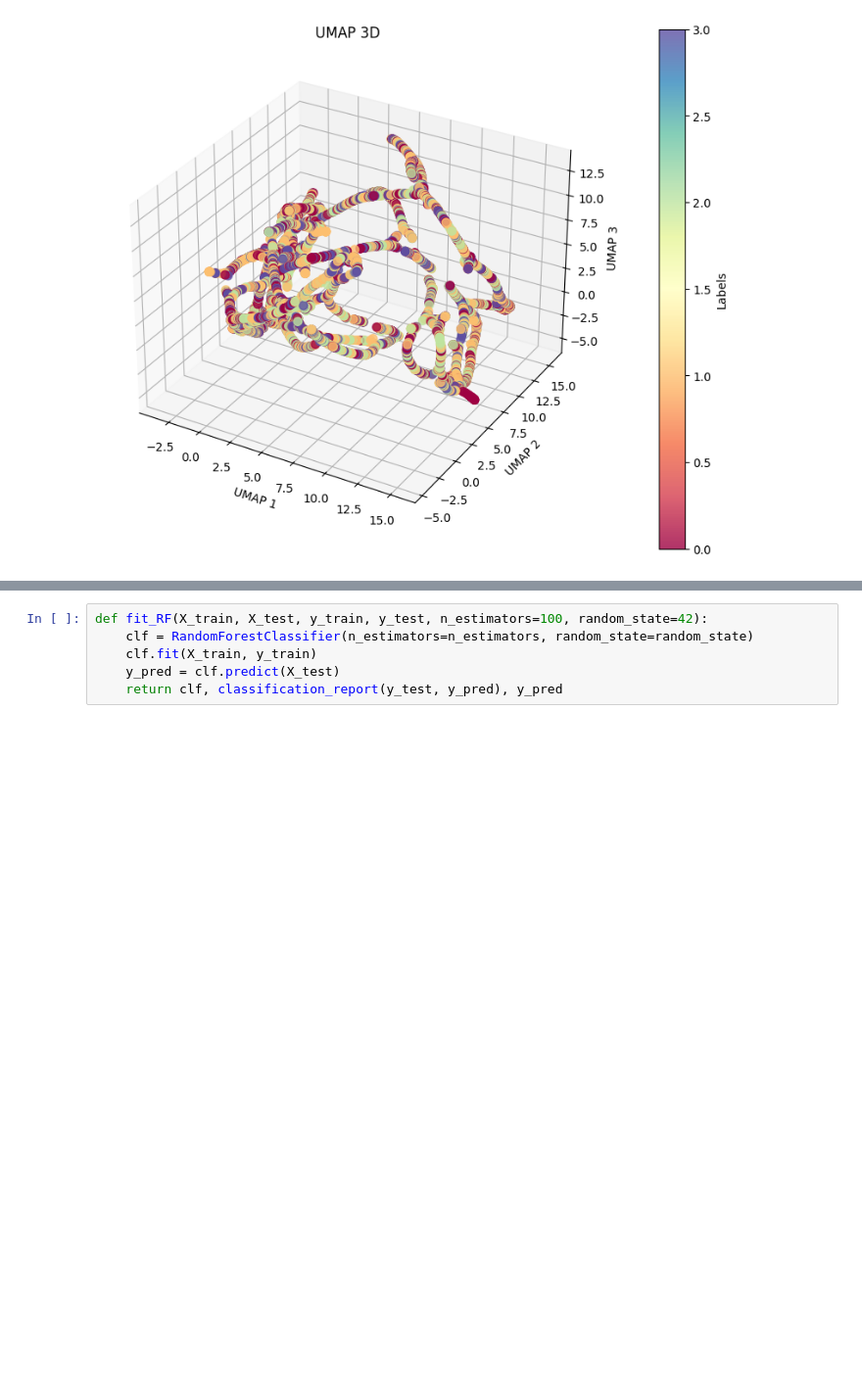
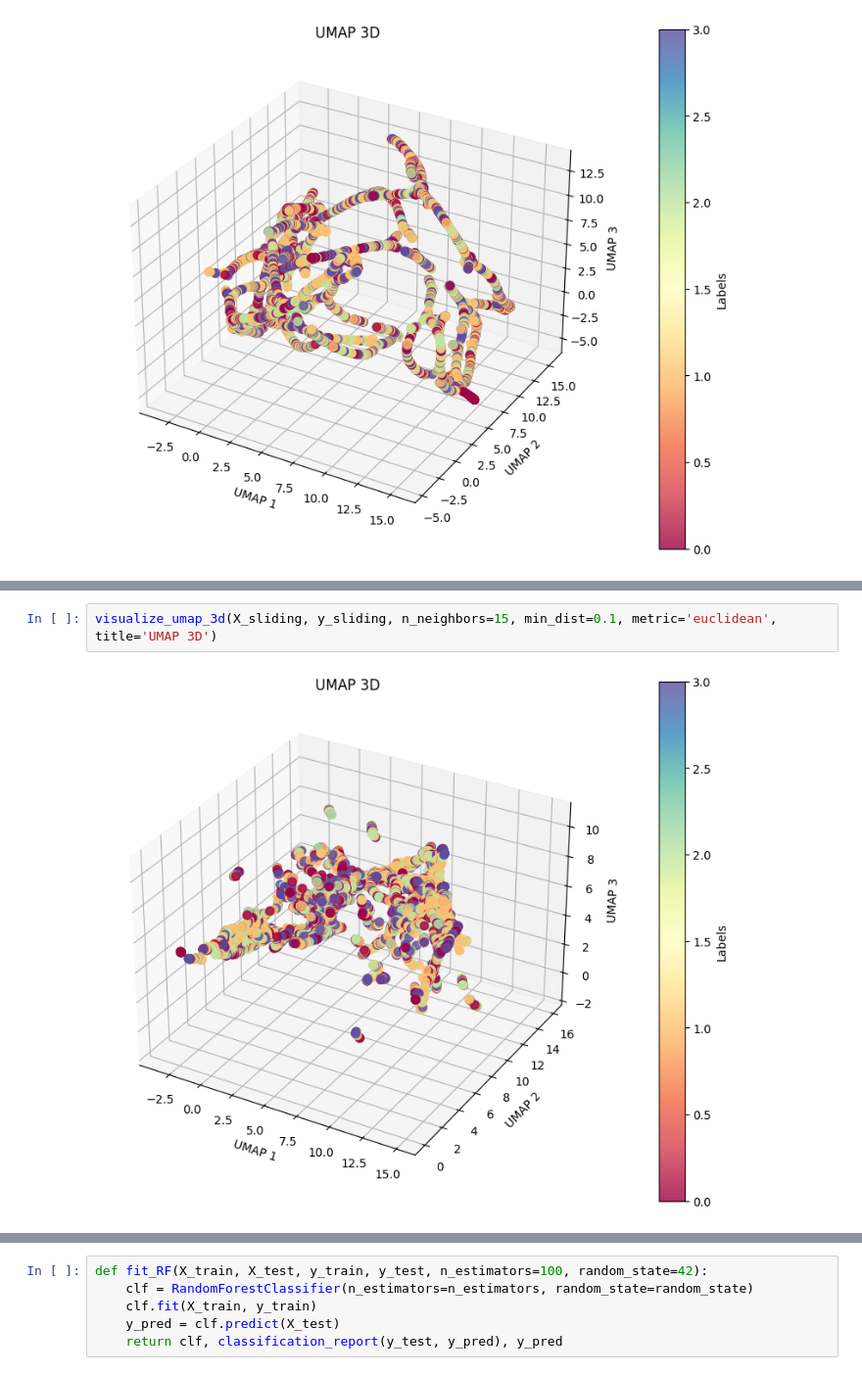
Before and after one commit to H-IAAC/sumo_data_synthesis, a Jupyter notebook: modelTraining.ipynb, the cells around one changed output, grey strips where cells are left out. Shown at 98% size. Cells and saved outputs as stored; diff of their text form; blank space fills up the shorter version.

```diff
--- a/modelTraining.ipynb
+++ b/modelTraining.ipynb
@@ -216,0 +198,4 @@ Trying training a random forest in the data to verify the performance
+# %%
+visualize_umap_3d(X_sliding, y_sliding, n_neighbors=15, min_dist=0.1, metric='euclidean', title='UMAP 3D')
+# %% [output]
+[figure, added]
```
Also changed, not shown: parts of 49 cells of this notebook, 2 other files.
